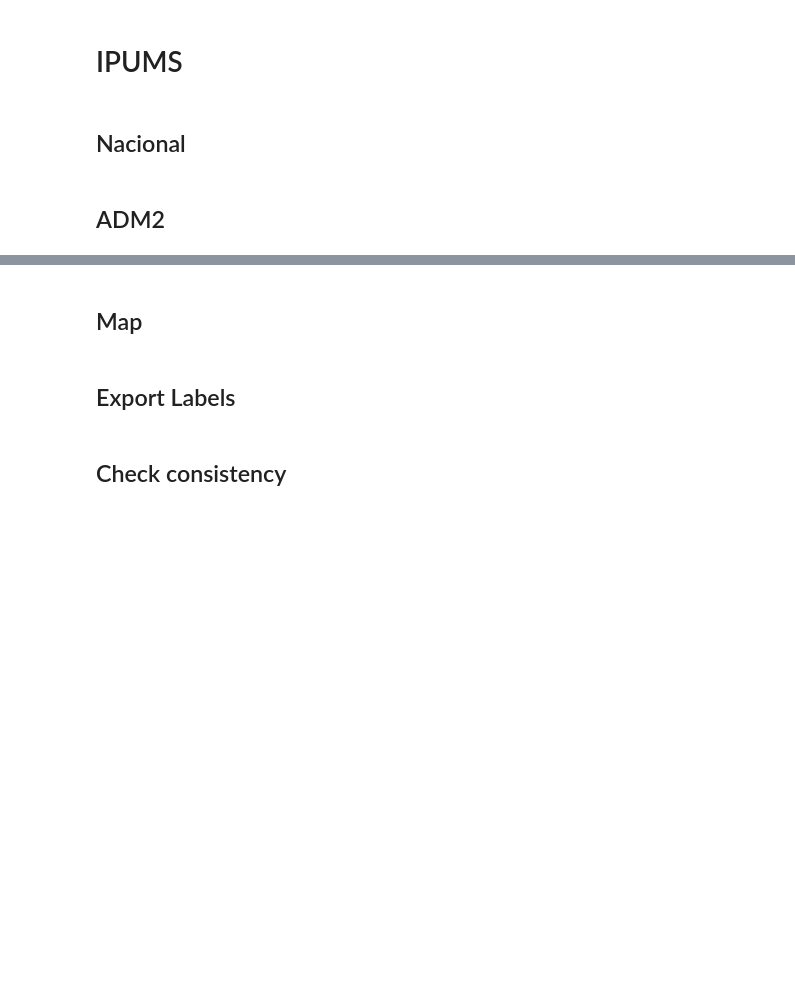
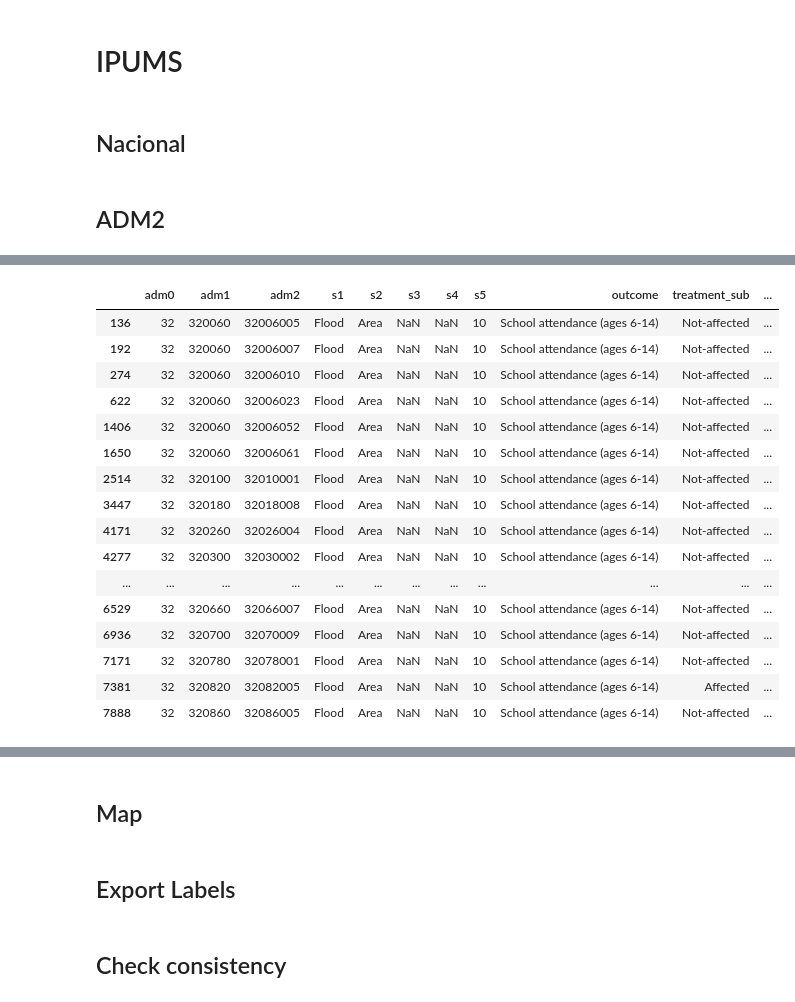
Before and after one commit to Queeno11/CLIENT-v2, a Jupyter notebook: 06_bases_webpage.ipynb, the cells around one changed output, grey strips where cells are left out. Cells and saved outputs as stored; diff of their text form; code cells hidden in the pictures; blank space fills up the shorter version.

```diff
--- a/06_bases_webpage.ipynb
+++ b/06_bases_webpage.ipynb
@@ -156,4 +156,4 @@ gdf = pd.read_csv(r"D:\World Bank\CLIENT v2\Data\Data_out\for webpage\WB_map.csv
 for shock in ["floods", "drought", "hurricanes", "intenserain", "heatwaves", "coldwaves"]:
     print("Verifying", shock)
     df = pd.read_csv(rf"D:\World Bank\CLIENT v2\Data\Data_out\for webpage\WB_{shock}.csv")
-    test_tools.validate_climate_dataset(df, gdf)
+    test_tools.validate_dataset_merge(df, gdf, dataset_name="climate")
@@ -218,7 +199,7 @@ for file in files:
 
 df = pd.concat(dfs)
 for col in df.columns:
-    assert df[col].isna().all() == False
+    assert not df[col].isna().all()
 
 # Drop s3* columns
 df = df.drop(columns=[col for col in df.columns if ("s3" in col or "s4" in col) and (col != "s3" and col != "s4")])
@@ -261,6 +251,7 @@ path = r"D:\World Bank\CLIENT v2\Data\Data_out\HC Treatment Complete"
 
 files = os.listdir(path)
 files = [f for f in files if "HC_geodata" in f and f.endswith(".csv")]
+files = ['HC_geodata_flooded.csv']
 
 dfs = []
 for file in tqdm(files):
@@ -281,8 +272,8 @@ for file in tqdm(files):
     dfs += [df]
 
 df = pd.concat(dfs)
-for col in df.columns:
-    assert df[col].isna().all() == False
+# for col in df.columns:
+#     assert not df[col].isna().all()
 
 # Drop s3* columns
 df = df.drop(columns=[col for col in df.columns if ("s3" in col or "s4" in col) and (col != "s3" and col != "s4")])
@@ -297,0 +307,20 @@ df.to_csv(r"D:\World Bank\CLIENT v2\Data\Data_out\for webpage\HC_geo_data.csv",
+# %%
+df.query("adm0==32 and s2=='Area' and outcome=='School attendance (ages 6-14)' and s5==10")
+# %% [output]
+|  | adm0 | adm1 | adm2 | s1 | s2 | s3 | s4 | s5 | outcome | treatment_sub | ... |
+| 136 | 32 | 320060 | 32006005 | Flood | Area | NaN | NaN | 10 | School attendance (ages 6-14) | Not-affected | ... |
+| 192 | 32 | 320060 | 32006007 | Flood | Area | NaN | NaN | 10 | School attendance (ages 6-14) | Not-affected | ... |
+| 274 | 32 | 320060 | 32006010 | Flood | Area | NaN | NaN | 10 | School attendance (ages 6-14) | Not-affected | ... |
+| 622 | 32 | 320060 | 32006023 | Flood | Area | NaN | NaN | 10 | School attendance (ages 6-14) | Not-affected | ... |
+| 1406 | 32 | 320060 | 32006052 | Flood | Area | NaN | NaN | 10 | School attendance (ages 6-14) | Not-affected | ... |
+| 1650 | 32 | 320060 | 32006061 | Flood | Area | NaN | NaN | 10 | School attendance (ages 6-14) | Not-affected | ... |
+| 2514 | 32 | 320100 | 32010001 | Flood | Area | NaN | NaN | 10 | School attendance (ages 6-14) | Not-affected | ... |
+| 3447 | 32 | 320180 | 32018008 | Flood | Area | NaN | NaN | 10 | School attendance (ages 6-14) | Not-affected | ... |
+| 4171 | 32 | 320260 | 32026004 | Flood | Area | NaN | NaN | 10 | School attendance (ages 6-14) | Not-affected | ... |
+| 4277 | 32 | 320300 | 32030002 | Flood | Area | NaN | NaN | 10 | School attendance (ages 6-14) | Not-affected | ... |
+| ... | ... | ... | ... | ... | ... | ... | ... | ... | ... | ... | ... |
+| 6529 | 32 | 320660 | 32066007 | Flood | Area | NaN | NaN | 10 | School attendance (ages 6-14) | Not-affected | ... |
+| 6936 | 32 | 320700 | 32070009 | Flood | Area | NaN | NaN | 10 | School attendance (ages 6-14) | Not-affected | ... |
+| 7171 | 32 | 320780 | 32078001 | Flood | Area | NaN | NaN | 10 | School attendance (ages 6-14) | Not-affected | ... |
+| 7381 | 32 | 320820 | 32082005 | Flood | Area | NaN | NaN | 10 | School attendance (ages 6-14) | Affected | ... |
+| 7888 | 32 | 320860 | 32086005 | Flood | Area | NaN | NaN | 10 | School attendance (ages 6-14) | Not-affected | ... |
```
Also changed, not shown: parts of 21 cells of this notebook, 2 other files.
